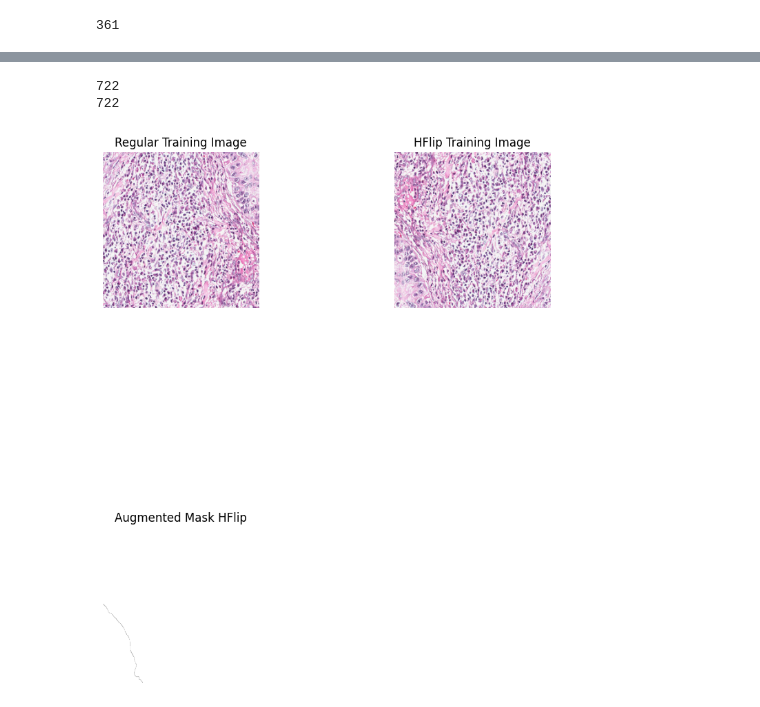
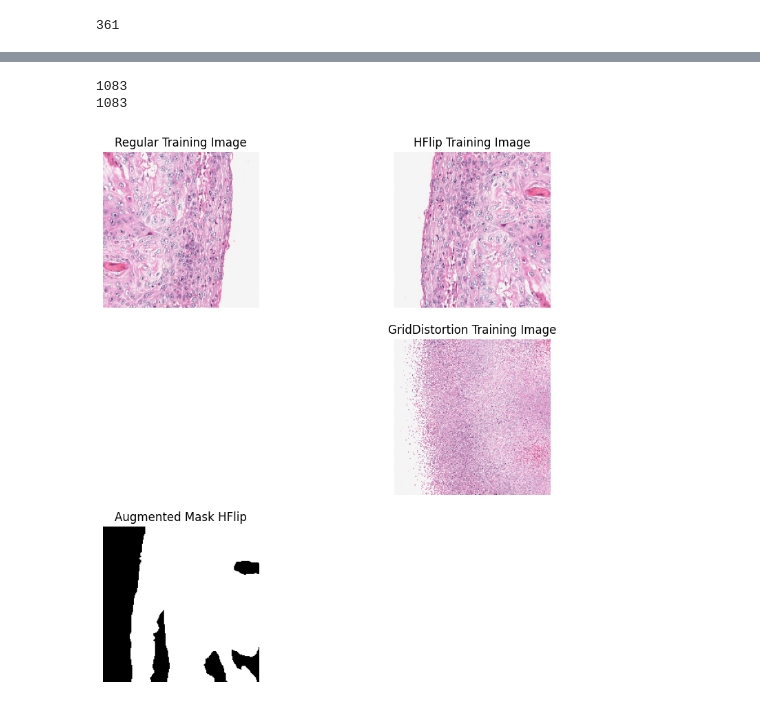
Before and after one commit to Gabril0/CNN, a Jupyter notebook: Attention_UNET_Oral_Cancer.ipynb, the cells around one changed output, grey strips where cells are left out. Saved outputs shown, nothing was run; the diff lists cells and outputs as text; code cells hidden in the pictures.

```diff
--- a/Attention_UNET_Oral_Cancer.ipynb
+++ b/Attention_UNET_Oral_Cancer.ipynb
@@ -202,42 +292,42 @@ augmented_masks.extend(flip_vertical(training_array, mask_array)[1])
 # %%
-print(len(augmented_images))
-print(len(augmented_masks))
+print(len(preprocessed_augmented_images))
+print(len(preprocessed_augmented_masks))
 # %% [output]
-722
-722
+1083
+1083
 # %%
 #showing data aug results
 plt.figure(figsize=(10, 10))
 plt.subplots_adjust(wspace=0.2, hspace=0.2)
 
 plt.subplot(3, 2, 1)
-plt.imshow(augmented_images[1])
+plt.imshow(preprocessed_augmented_images[1])
 plt.title('Regular Training Image')
 plt.axis('off')
 
 plt.subplot(3, 2, 2)
-plt.imshow(augmented_images[362])
+plt.imshow(preprocessed_augmented_images[362])
 plt.title('HFlip Training Image')
 plt.axis('off')
 
 #plt.subplot(3, 2, 3)
-#plt.imshow(augmented_images[723])
+#plt.imshow(preprocessed_augmented_images[723])
 #plt.title('Random Rotation Training Image')
 #plt.axis('off')
 
-#plt.subplot(3, 2, 4)
-#plt.imshow(augmented_images[1084])
-#plt.title('GridDistortion Training Image')
-#plt.axis('off')
+plt.subplot(3, 2, 4)
+plt.imshow(preprocessed_augmented_images[723])
+plt.title('GridDistortion Training Image')
+plt.axis('off')
 
 plt.subplot(3, 2, 5)
-plt.imshow(augmented_masks[362])
+plt.imshow(preprocessed_augmented_masks[362],cmap='gray')
 plt.title('Augmented Mask HFlip')
 plt.axis('off')
 
 plt.show()
 # %% [output]
-[figure, old version]
+[figure, new version]
 # %%
 #constructing the UNET functions
 
```
Also changed, not shown: parts of 15 cells of this notebook.
